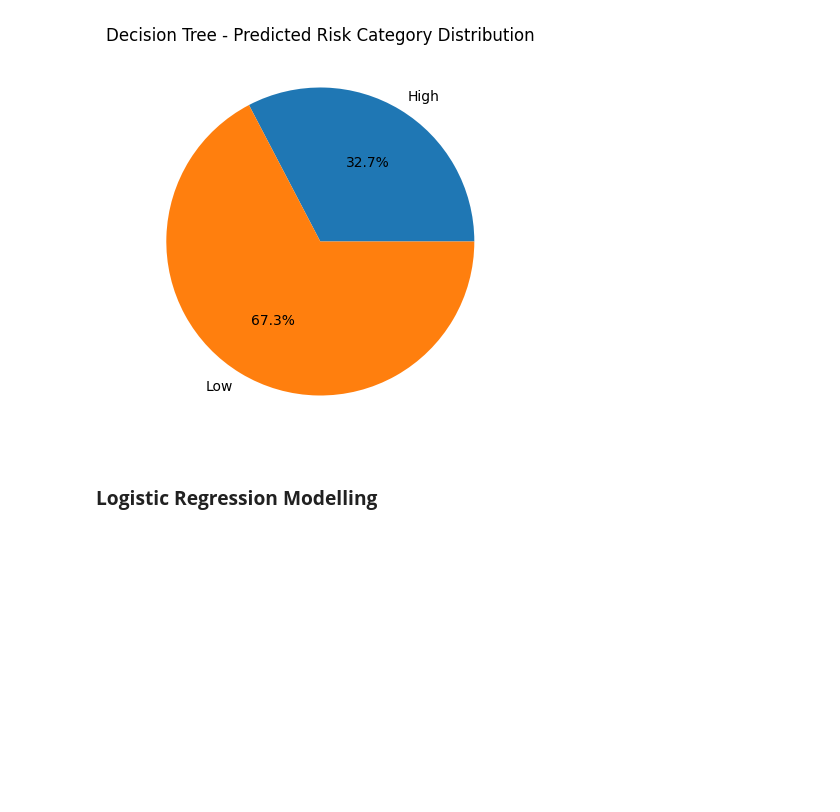
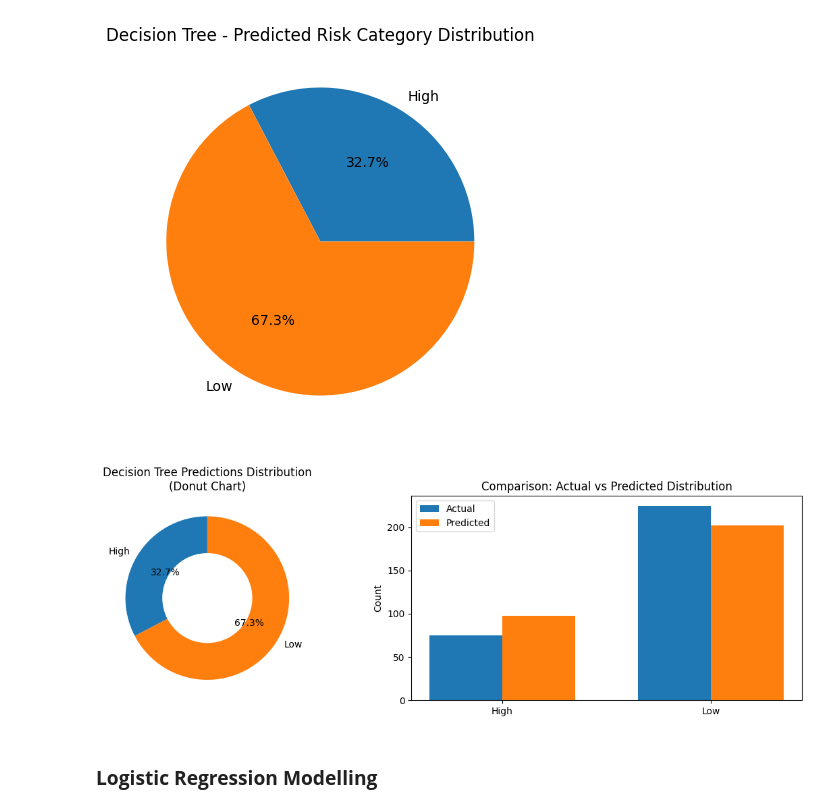
Before and after one commit to linlin0708/Data-Mining-Group-Project, a Jupyter notebook: DataMiningGP.ipynb, the cells around one changed output. Cells and saved outputs as stored; diff of their text form; code cells hidden in the pictures; blank space fills up the shorter version.

Commit message:
Update Decision Tree and Logistic Regression outcome distribution

```diff
--- a/DataMiningGP.ipynb
+++ b/DataMiningGP.ipynb
@@ -600,6 +600,41 @@ plt.title("Decision Tree - Predicted Risk Category Distribution")
 plt.show()
 # %% [output]
 [figure]
+# %%
+#Outcome distribution plots
+class_labels = list(label_encoder_risk.classes_)
+class_ids = label_encoder_risk.transform(class_labels)
+actual_counts = pd.Series(y_test).value_counts().reindex(class_ids, fill_value=0)
+pred_counts   = pd.Series(dtc_pred).value_counts().reindex(class_ids, fill_value=0)
+fig = plt.figure(figsize=(12, 4))
+
+# Donut plot
+ax1 = fig.add_subplot(1, 2, 1)
+ax1.pie(
+    pred_counts.values,
+    labels=class_labels,
+    autopct="%1.1f%%",
+    startangle=90,
+    wedgeprops=dict(width=0.45)
+)
+ax1.set_title("Decision Tree Predictions Distribution\n(Donut Chart)")
+
+# Actual vs Predicted bar
+ax2 = fig.add_subplot(1, 2, 2)
+x = np.arange(len(class_labels))
+width = 0.35
+ax2.bar(x - width/2, actual_counts.values, width, label="Actual")
+ax2.bar(x + width/2, pred_counts.values, width, label="Predicted")
+ax2.set_xticks(x)
+ax2.set_xticklabels(class_labels)
+ax2.set_ylabel("Count")
+ax2.set_title("Comparison: Actual vs Predicted Distribution")
+ax2.legend()
+
+plt.tight_layout()
+plt.show()
+# %% [output]
+[figure, added]
 # %% [markdown]
 ### **Logistic Regression Modelling**
 # %%
```
Also changed, not shown: parts of 1 cell of this notebook.
